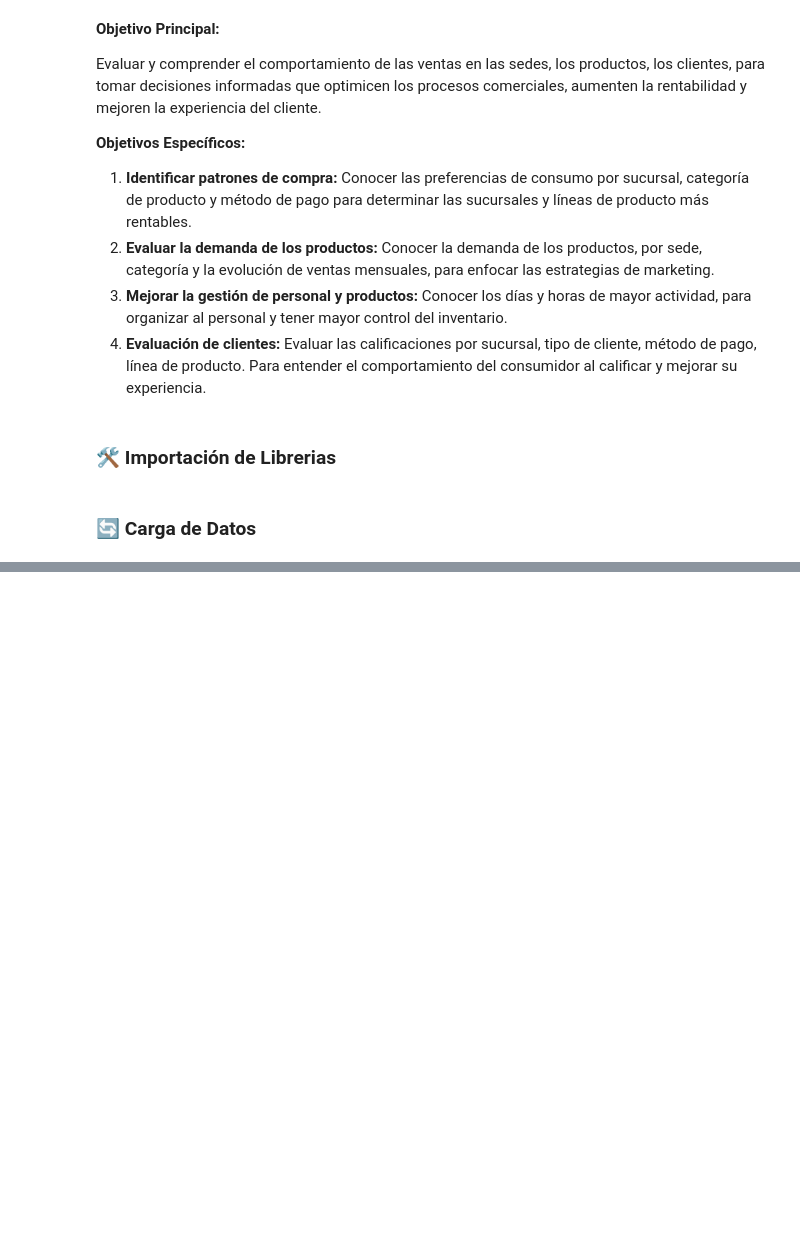
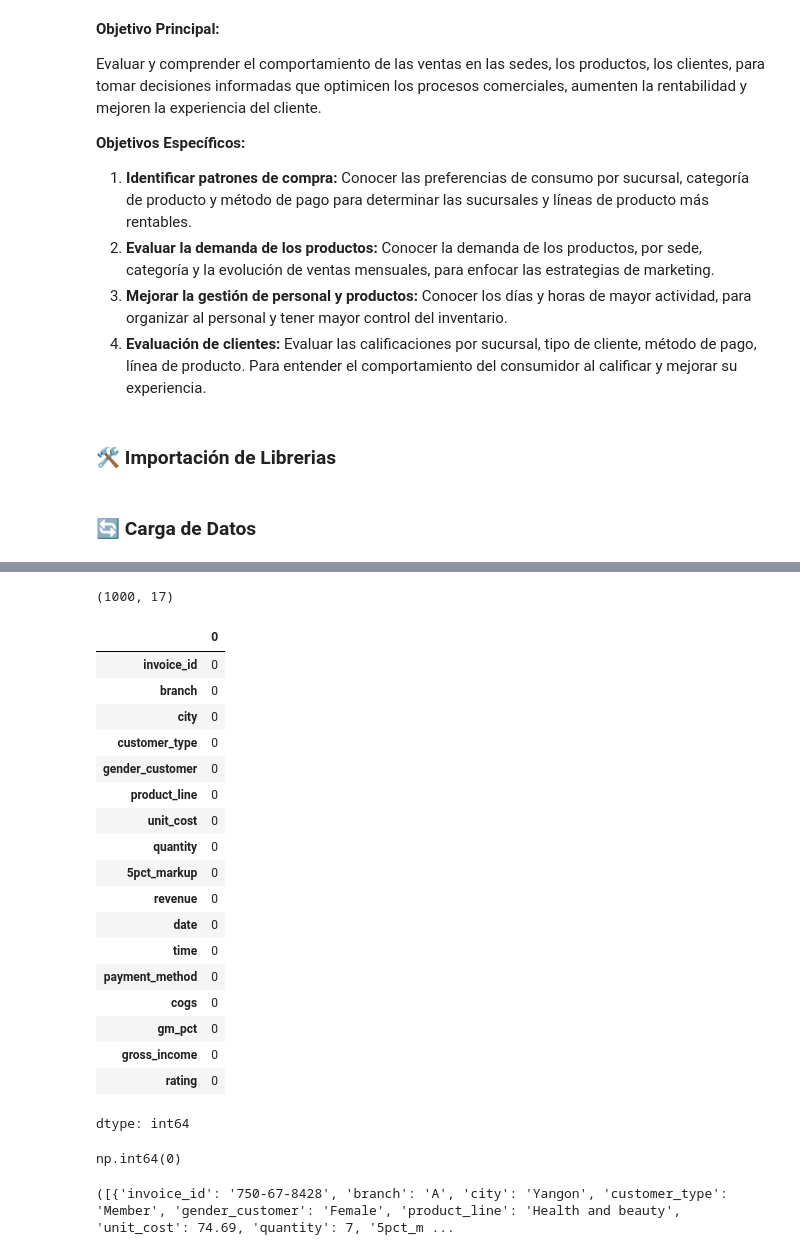
Before and after one commit to mrojash97/dataanalytics, a Jupyter notebook: Python/ANÁLISIS_EDA_Supermarket_Sales.ipynb, the cells around one changed output, grey strips where cells are left out. Saved outputs shown, nothing was run; the diff lists cells and outputs as text; code cells hidden in the pictures; blank space fills up the shorter version.

```diff
--- a/Python/ANÁLISIS_EDA_Supermarket_Sales.ipynb
+++ b/Python/ANÁLISIS_EDA_Supermarket_Sales.ipynb
@@ -56,0 +80,39 @@ data.head(5)
+# %%
+#Ver la cantidad de datos y variables
+data.shape
+# %% [output]
+(1000, 17)
+# %%
+#Validar si tenemos datos nulos
+data.isnull().sum()
+# %% [output]
+|  | 0 |
+| invoice_id | 0 |
+| branch | 0 |
+| city | 0 |
+| customer_type | 0 |
+| gender_customer | 0 |
+| product_line | 0 |
+| unit_cost | 0 |
+| quantity | 0 |
+| 5pct_markup | 0 |
+| revenue | 0 |
+| date | 0 |
+| time | 0 |
+| payment_method | 0 |
+| cogs | 0 |
+| gm_pct | 0 |
+| gross_income | 0 |
+| rating | 0 |
+dtype: int64
+# %%
+#Validar si tenemos datos duplicados
+data.duplicated().sum()
+# %% [output]
+np.int64(0)
+# %%
+#Usamos data.to_dict(orient='records') para convertir cada fila del DataFrame en un diccionario, donde las claves son los nombres de las columnas y los valores son los valores correspondientes en cada fila.
+ventas = data.to_dict(orient='records'),
+print (ventas)
+# %% [output]
+([{'invoice_id': '750-67-8428', 'branch': 'A', 'city': 'Yangon', 'customer_type': 'Member', 'gender_customer': 'Female', 'product_line': 'Health and beauty', 'unit_cost': 74.69, 'quantity': 7, '5pct_m ...
```
Also changed, not shown: parts of 6 cells of this notebook.
